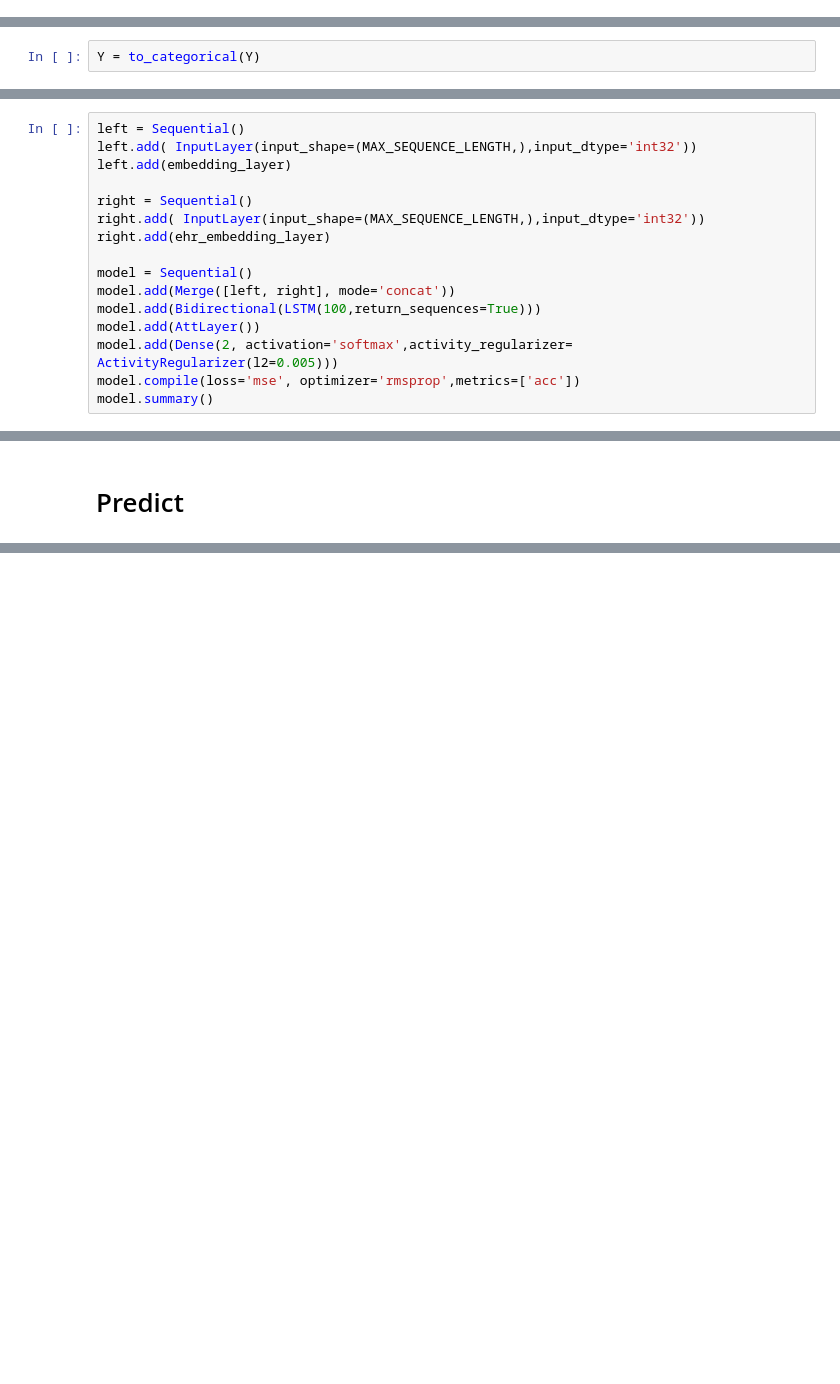
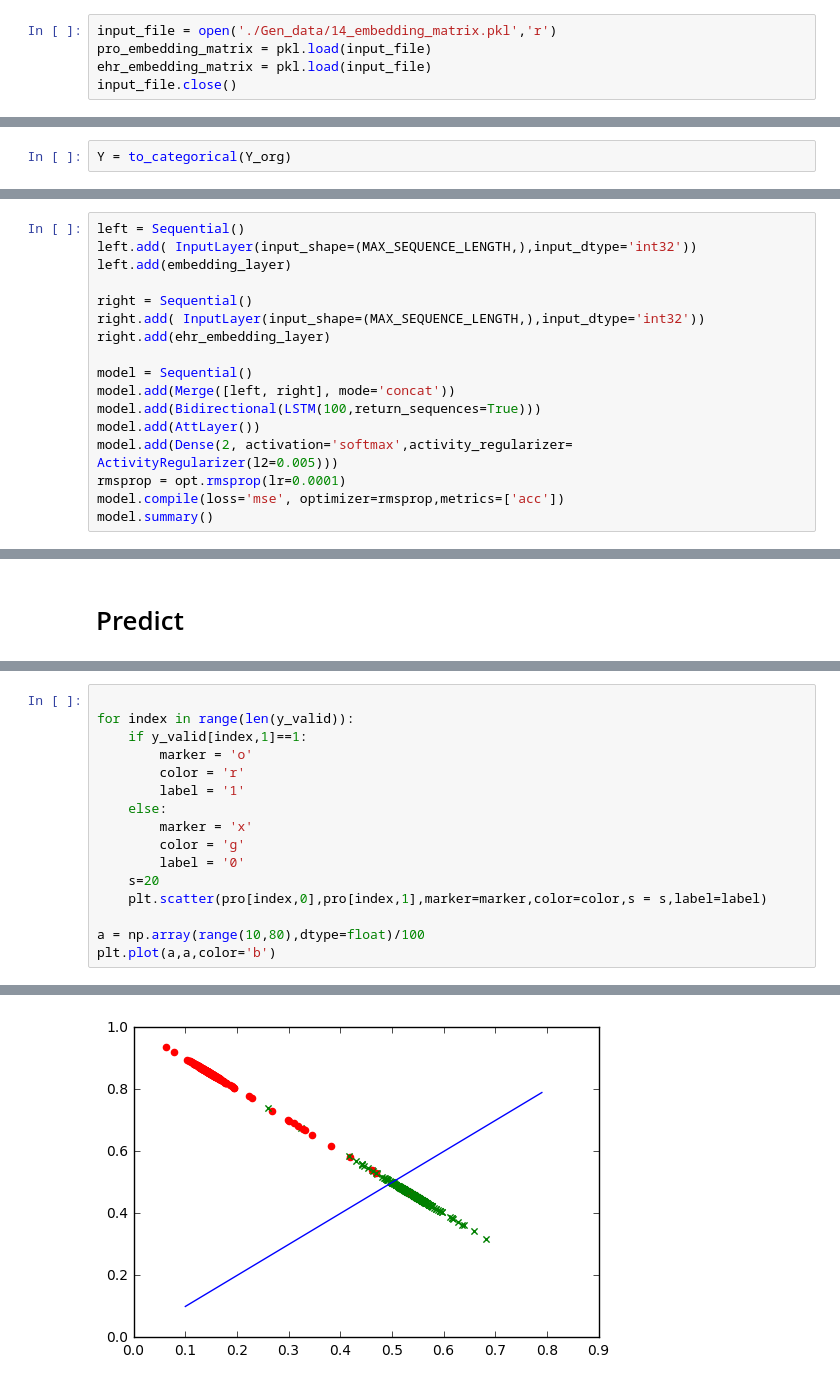
Before and after one commit to resurgo-genetics/2.RNA_Structure_Profile, a Jupyter notebook: 14_word2vec_Embed-BLSTM.ipynb, the cells around one changed output, grey strips where cells are left out. Cells and saved outputs as stored; diff of their text form; blank space fills up the shorter version.

Commit message:
add Visualization

```diff
--- a/14_word2vec_Embed-BLSTM.ipynb
+++ b/14_word2vec_Embed-BLSTM.ipynb
@@ -301,2 +299,7 @@ input_file.close()
+# %%
+input_file = open('./Gen_data/14_embedding_matrix.pkl','r')
+pro_embedding_matrix = pkl.load(input_file)
+ehr_embedding_matrix = pkl.load(input_file)
+input_file.close()
 # %% [markdown]
 # 准备输入
@@ -396,5 +367,5 @@ WARNING (theano.sandbox.cuda): CUDA is installed, but device gpu is not availabl
 # %%
-Y = to_categorical(Y)
+Y = to_categorical(Y_org)
 # %%
 SPLIT_point = int(0.85*len(Y_org))
 seq_index = range(len(Y_org))
@@ -548,7 +509,8 @@ model.add(Merge([left, right], mode='concat'))
 model.add(Bidirectional(LSTM(100,return_sequences=True)))
 model.add(AttLayer())
 model.add(Dense(2, activation='softmax',activity_regularizer= ActivityRegularizer(l2=0.005)))
-model.compile(loss='mse', optimizer='rmsprop',metrics=['acc'])
+rmsprop = opt.rmsprop(lr=0.0001)
+model.compile(loss='mse', optimizer=rmsprop,metrics=['acc'])
 model.summary()
 # %% [output]
 ____________________________________________________________________________________________________
@@ -618,0 +593,17 @@ KeyboardInterrupt:
+# %%
+
+for index in range(len(y_valid)):
+    if y_valid[index,1]==1:
+        marker = 'o'
+        color = 'r'
+        label = '1'
+    else:
+        marker = 'x'
+        color = 'g'
+        label = '0'
+    s=20
+    plt.scatter(pro[index,0],pro[index,1],marker=marker,color=color,s = s,label=label)
+
+a = np.array(range(10,80),dtype=float)/100
+plt.plot(a,a,color='b')
+# %% [output]
@@ -618,0 +611 @@ KeyboardInterrupt:
+[figure, added]
```
Also changed, not shown: parts of 26 cells of this notebook.
